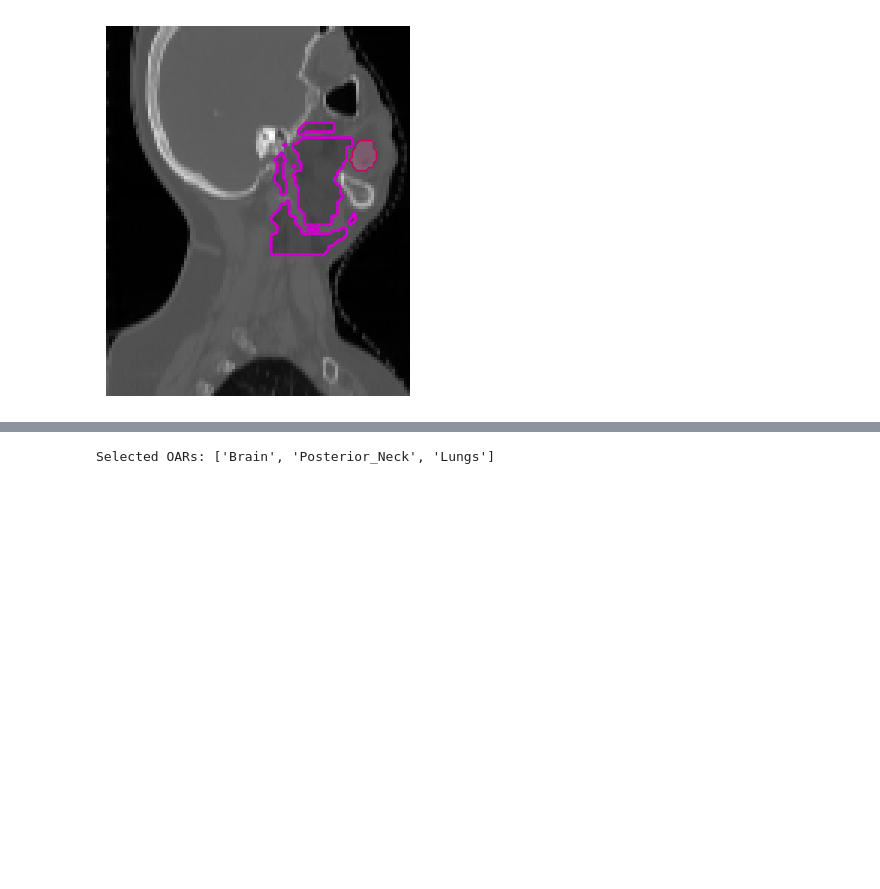
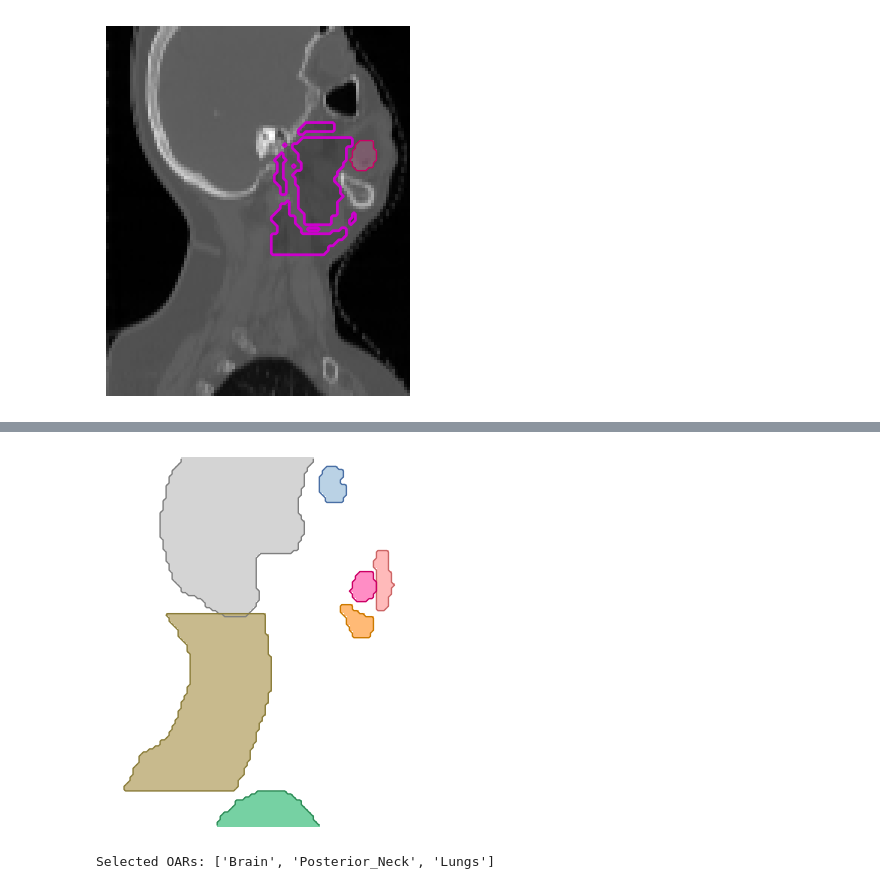
Before and after one commit to josefweibel/dose-prediction-calculation-thesis, a Jupyter notebook: notebooks/26_general_visualisations.ipynb, the cells around one changed output, grey strips where cells are left out. Drawn from its saved outputs; the diff is of its cells as text; code cells hidden in the pictures; blank space fills up the shorter version.

```diff
--- a/notebooks/26_general_visualisations.ipynb
+++ b/notebooks/26_general_visualisations.ipynb
@@ -311,3 +339,37 @@ plt.show()
+# %%
+# OAR Combined
+
+plt.figure()
+
+for oar_name, oar_mask in zip(GDPHMM_OAR_V3, oar_masks):
+    if oar_mask.any():
+        oar_mask = oar_mask[ymin:ymax+1, xmin:xmax+1] > 0
+
+        cord_overlay = np.ma.masked_where(~oar_mask, oar_mask)
+
+        color = COLORS[oar_name]
+        CORD_FILL = color['fill']
+        CORD_LINE = color['line']
+
+        plt.imshow(
+            cord_overlay,
+            cmap=ListedColormap([CORD_FILL]),
+            alpha=0.9,
+            interpolation="nearest"
+        )
+
+        plt.contour(
+            oar_mask,
+            levels=[0.5],
+            colors=[CORD_LINE],
+            linewidths=1
+        )
+plt.axis('off')
+plt.margins(0, 0)
+plt.savefig(f'../imgs/oar_combined.png', bbox_inches='tight', pad_inches=0)
+plt.show()
+# %% [output]
+[figure, added]
 # %%
 # Prefer larger organs for visualization
 preferred_oars = ['Brain', 'Posterior_Neck', 'BrainStem_03', 'Lungs', 'SpinalCord_05', 'Esophagus', 'Trachea', 'Mandible-PTV', 'Larynx-PTV']
```
Also changed, not shown: parts of 15 cells of this notebook, 3 other files.
